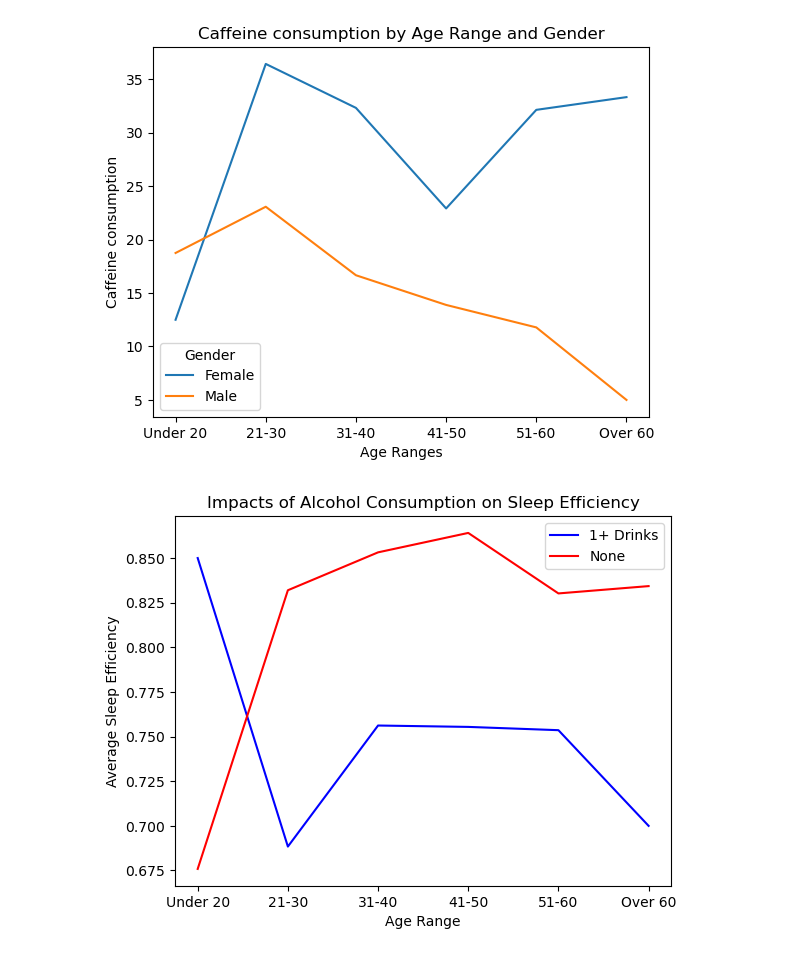
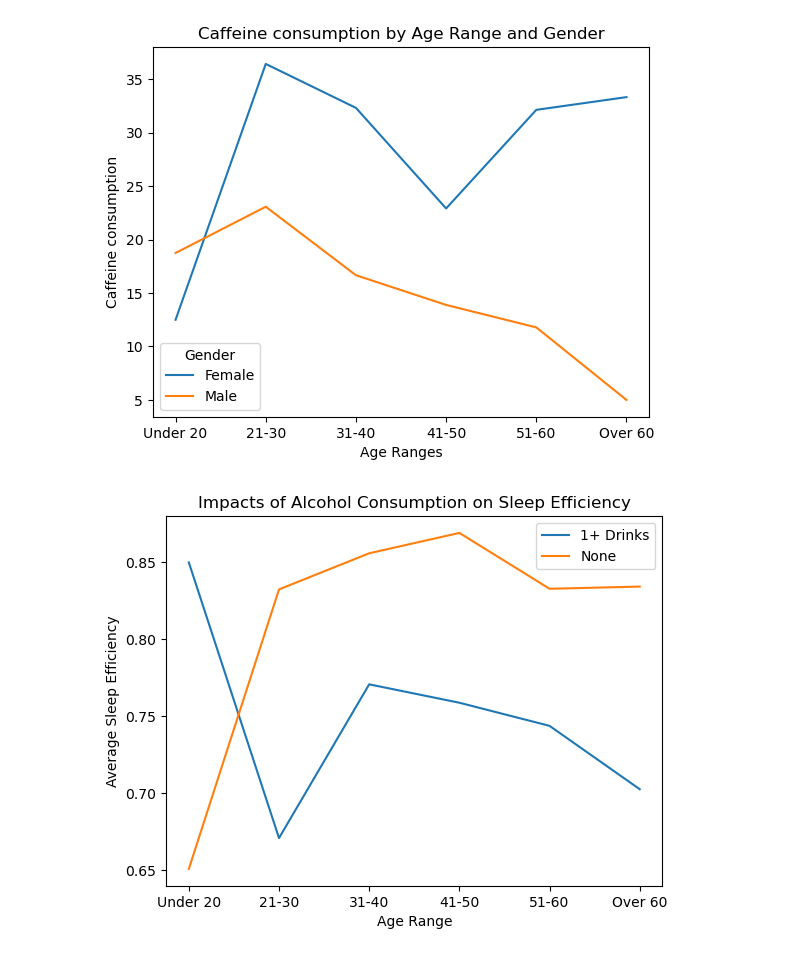
Before and after one commit to JenFreeze/Project_1, a Jupyter notebook: project1.ipynb, the cells around one changed output. Saved outputs shown, nothing was run; the diff lists cells and outputs as text; code cells hidden in the pictures.

```diff
--- a/project1.ipynb
+++ b/project1.ipynb
@@ -447,5 +449,0 @@ nonsmoking_df = clean_sleep.loc[clean_sleep["Smoking status"] == "No"]
-# %%
-age_bins = [0, 20, 30, 40, 50, 60, 70]
-labels = ["Under 20", "21-30", "31-40", "41-50", "51-60", "Over 60"]
-smoking_df["Age Range"] = pd.cut(smoking_df["Age"], age_bins, labels=labels)
-nonsmoking_df["Age Range"] = pd.cut(nonsmoking_df["Age"], age_bins, labels=labels)
@@ -601,19 +561,21 @@ plt.show()
 # %% [output]
 [figure]
 # %%
-age_df_drink  = sleep_df.loc[sleep_df['Alcohol consumption']  >0].groupby(["Age Range"]).mean()['Sleep efficiency']
-age_df_non_drink  = sleep_df.loc[sleep_df['Alcohol consumption']  ==0].groupby(["Age Range"]).mean()['Sleep efficiency']
+# Alcohol Consumption vs. Sleep Efficiency vs. Age
+age_df_drink  = clean_sleep_df.loc[clean_sleep_df['Alcohol consumption']  >0].groupby(['Age Ranges']).mean()['Sleep efficiency']
+age_df_non_drink  = clean_sleep_df.loc[clean_sleep_df['Alcohol consumption']  ==0].groupby(['Age Ranges']).mean()['Sleep efficiency']
 
 ages = labels
-age_df_drink_graph, = plt.plot(ages, age_df_drink, color="blue", label="1+ Drinks")
-nondrink_graph, = plt.plot(ages, age_df_non_drink, color="red", label="None")
+age_df_drink_graph, = plt.plot(ages, age_df_drink, label="1+ Drinks")
+nondrink_graph, = plt.plot(ages, age_df_non_drink, label="None")
 
 plt.legend(handles=[age_df_drink_graph, nondrink_graph], loc="best")
 plt.xlabel("Age Range")
 plt.ylabel("Average Sleep Efficiency")
 plt.title("Impacts of Alcohol Consumption on Sleep Efficiency")
+plt.savefig("output/alcohol_vs_efficiency.png")
 
 plt.show()
 # %% [output]
-[figure, old version]
+[figure, new version]
 # %%
```
Also changed, not shown: parts of 21 cells of this notebook, 16 other files.
